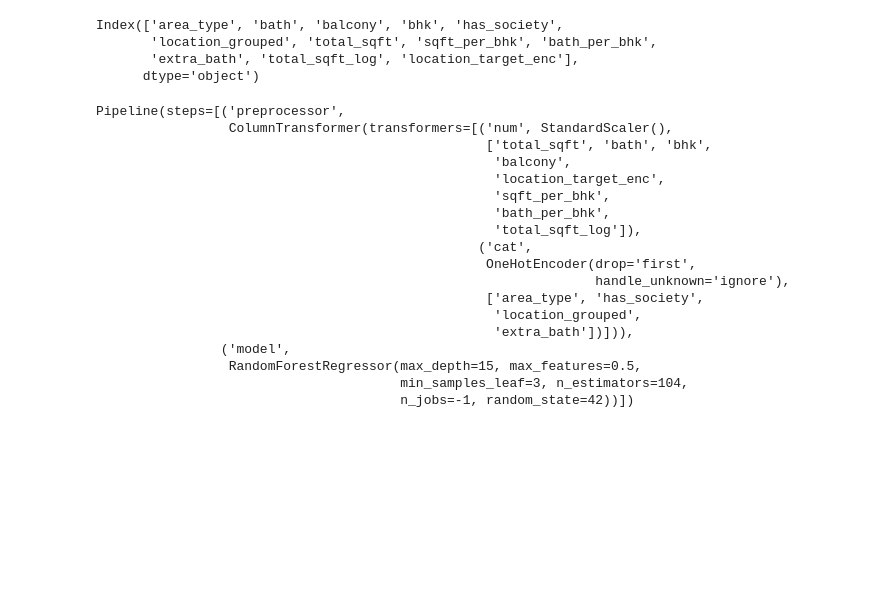
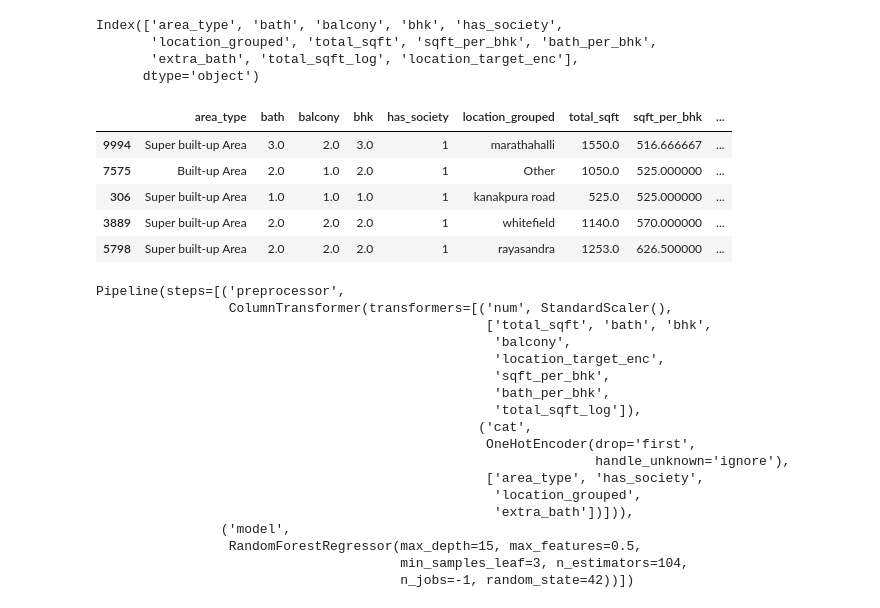
Before and after one commit to Moumita-source/Bangalore-Housing-Price-Prediction, a Jupyter notebook: notebook/pipeline_steps_to_be_productionize.ipynb, the cells around one changed output. Cells and saved outputs as stored; diff of their text form; code cells hidden in the pictures; blank space fills up the shorter version.

```diff
--- a/notebook/pipeline_steps_to_be_productionize.ipynb
+++ b/notebook/pipeline_steps_to_be_productionize.ipynb
@@ -306,6 +315,15 @@ Index(['area_type', 'bath', 'balcony', 'bhk', 'has_society',
        'location_grouped', 'total_sqft', 'sqft_per_bhk', 'bath_per_bhk',
        'extra_bath', 'total_sqft_log', 'location_target_enc'],
       dtype='object')
+# %%
+X_train.head()
+# %% [output]
+|  | area_type | bath | balcony | bhk | has_society | location_grouped | total_sqft | sqft_per_bhk | ... |
+| 9994 | Super built-up Area | 3.0 | 2.0 | 3.0 | 1 | marathahalli | 1550.0 | 516.666667 | ... |
+| 7575 | Built-up Area | 2.0 | 1.0 | 2.0 | 1 | Other | 1050.0 | 525.000000 | ... |
+| 306 | Super built-up Area | 1.0 | 1.0 | 1.0 | 1 | kanakpura road | 525.0 | 525.000000 | ... |
+| 3889 | Super built-up Area | 2.0 | 2.0 | 2.0 | 1 | whitefield | 1140.0 | 570.000000 | ... |
+| 5798 | Super built-up Area | 2.0 | 2.0 | 2.0 | 1 | rayasandra | 1253.0 | 626.500000 | ... |
 # %%
 numeric_features = [
     'total_sqft',
```
Also changed, not shown: parts of 1 cell of this notebook, 9 other files.
